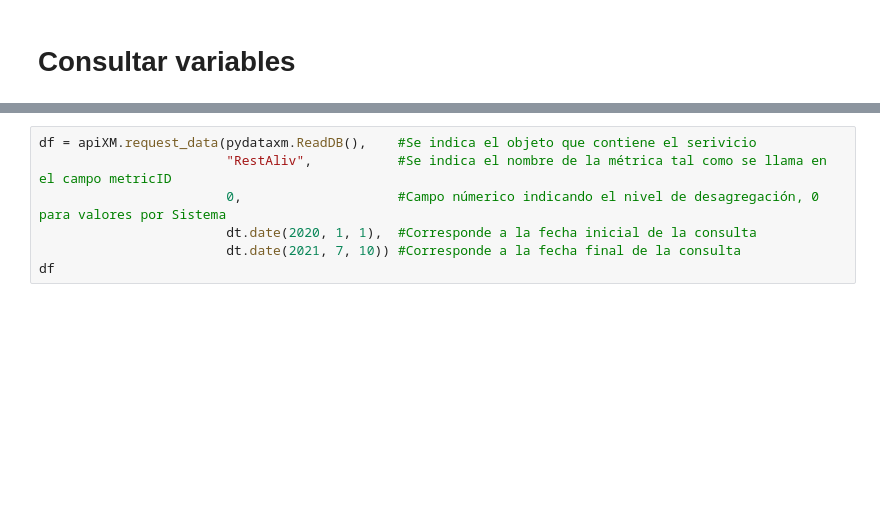
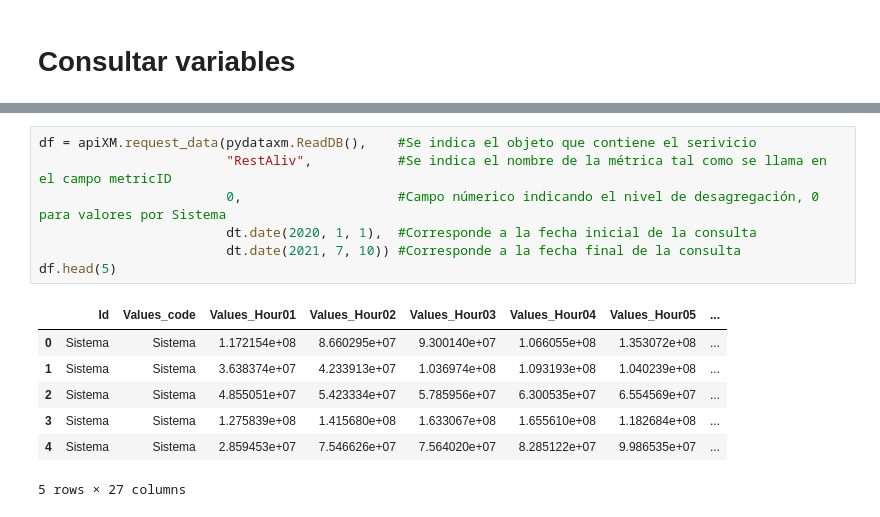
Before and after one commit to EquipoAnaliticaXM/API_XM, a Jupyter notebook: examples/data_extraction_using_pydataxm_using_library.ipynb, the cells around one changed output, grey strips where cells are left out. Saved outputs shown, nothing was run; the diff lists cells and outputs as text; blank space fills up the shorter version.

```diff
--- a/examples/data_extraction_using_pydataxm_using_library.ipynb
+++ b/examples/data_extraction_using_pydataxm_using_library.ipynb
@@ -58,7 +85,15 @@ df.head(5)                                    #Observar el encabezado del DataFr
 # %%
 df = apiXM.request_data(pydataxm.ReadDB(),    #Se indica el objeto que contiene el serivicio
                         "RestAliv",           #Se indica el nombre de la métrica tal como se llama en el campo metricID
                         0,                    #Campo númerico indicando el nivel de desagregación, 0 para valores por Sistema
                         dt.date(2020, 1, 1),  #Corresponde a la fecha inicial de la consulta
                         dt.date(2021, 7, 10)) #Corresponde a la fecha final de la consulta
-df
+df.head(5)
+# %% [output]
+|  | Id | Values_code | Values_Hour01 | Values_Hour02 | Values_Hour03 | Values_Hour04 | Values_Hour05 | ... |
+| 0 | Sistema | Sistema | 1.172154e+08 | 8.660295e+07 | 9.300140e+07 | 1.066055e+08 | 1.353072e+08 | ... |
+| 1 | Sistema | Sistema | 3.638374e+07 | 4.233913e+07 | 1.036974e+08 | 1.093193e+08 | 1.040239e+08 | ... |
+| 2 | Sistema | Sistema | 4.855051e+07 | 5.423334e+07 | 5.785956e+07 | 6.300535e+07 | 6.554569e+07 | ... |
+| 3 | Sistema | Sistema | 1.275839e+08 | 1.415680e+08 | 1.633067e+08 | 1.655610e+08 | 1.182684e+08 | ... |
+| 4 | Sistema | Sistema | 2.859453e+07 | 7.546626e+07 | 7.564020e+07 | 8.285122e+07 | 9.986535e+07 | ... |
+5 rows × 27 columns
```
Also changed, not shown: parts of 7 cells of this notebook, 3 other files.
